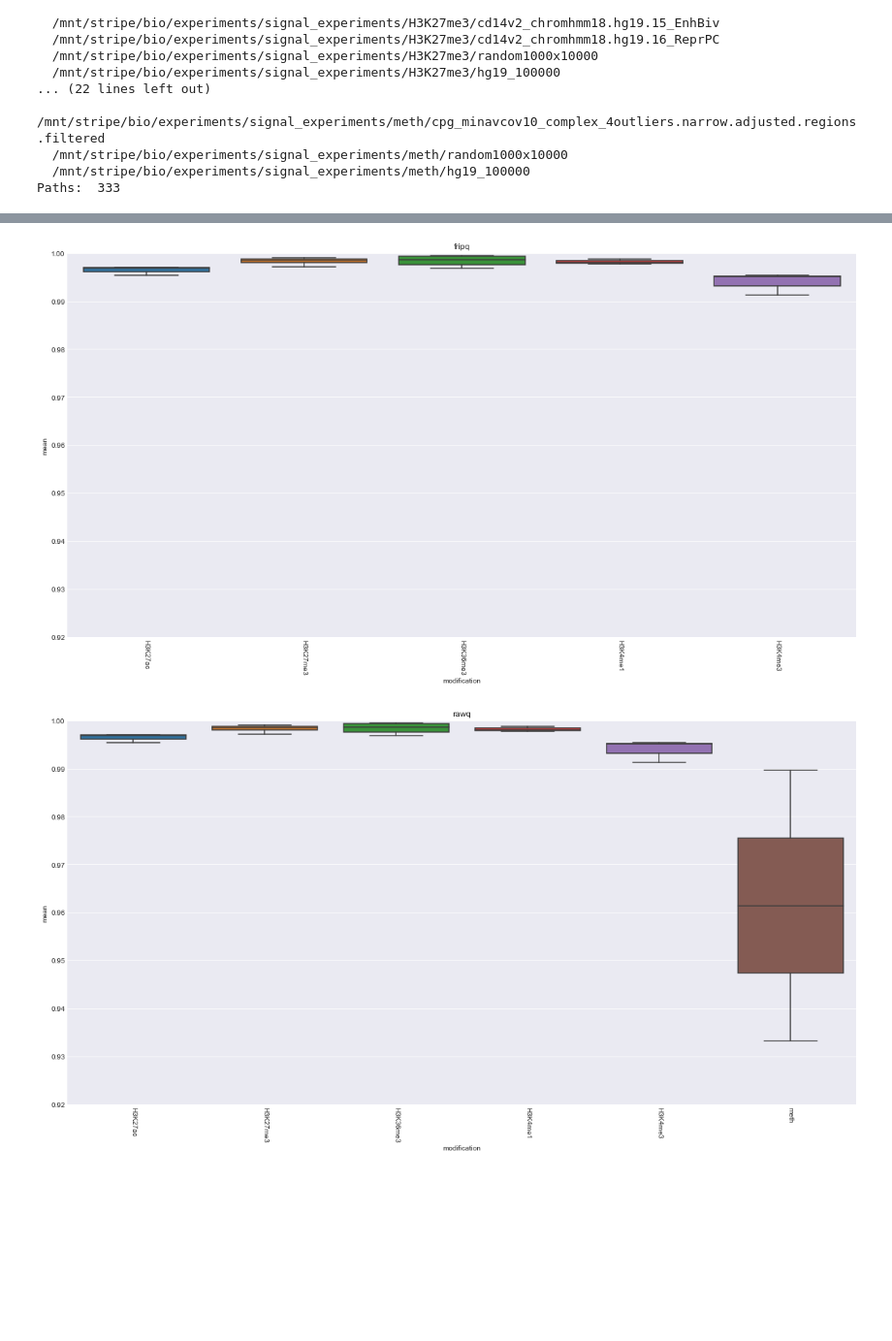
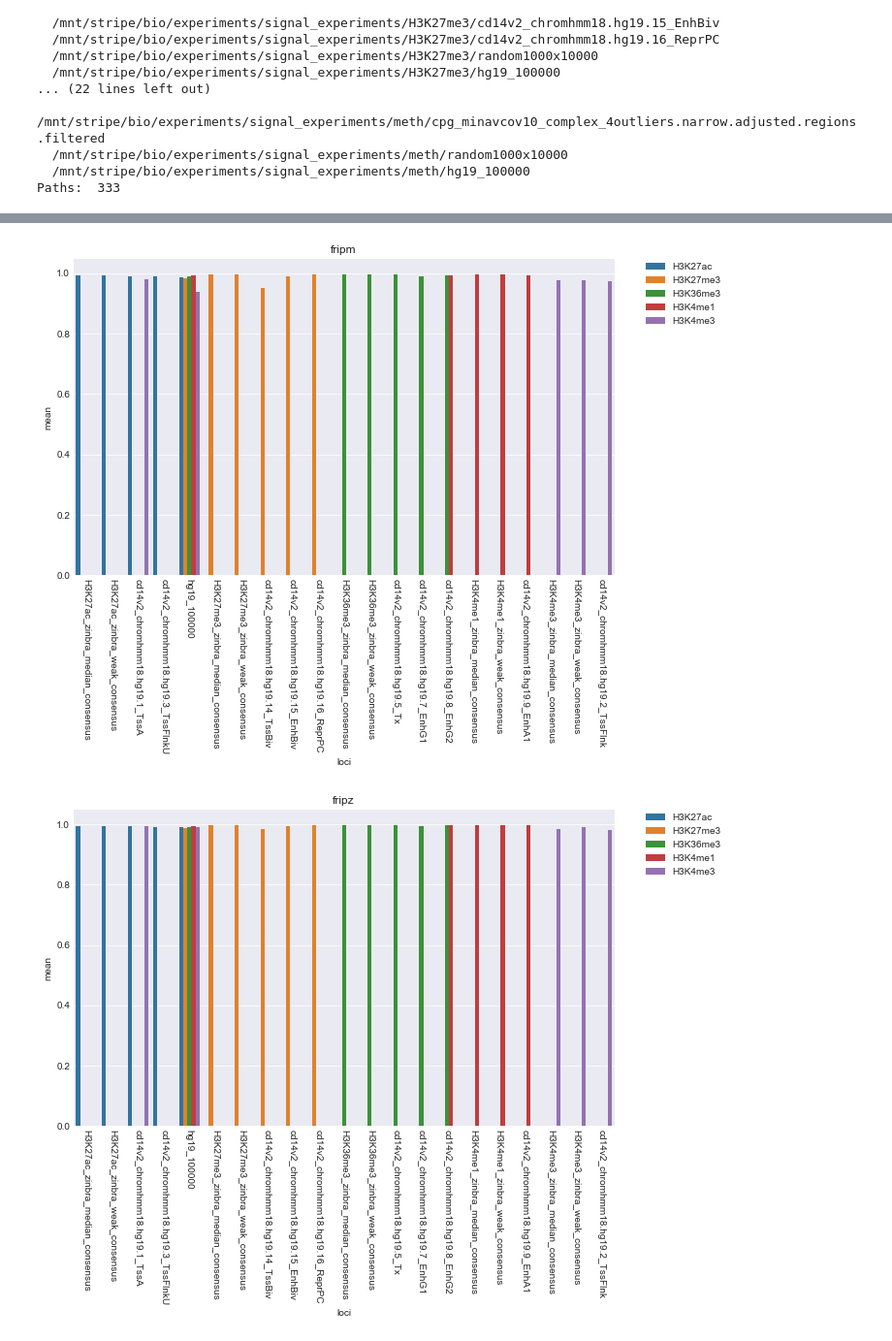
Before and after one commit to JetBrains-Research/washu, a Jupyter notebook: downstream/notebooks/Signal Normalization R2.ipynb, the cells around one changed output, grey strips where cells are left out. Shown at 97% size. Saved outputs shown, nothing was run; the diff lists cells and outputs as text; code cells hidden in the pictures; blank space fills up the shorter version.

Commit message:
more plots on normalization

```diff
--- a/downstream/notebooks/Signal Normalization R2.ipynb
+++ b/downstream/notebooks/Signal Normalization R2.ipynb
@@ -59,10 +60,10 @@ Loci folders:
   /mnt/stripe/bio/experiments/signal_experiments/meth/hg19_100000
 Paths:  333
 # %%
-simulations = 6
-# simulations = 50000
+# simulations = 6
+simulations = 100001
 output_path = signals_root / "validate.norms.permutation_r2.{}.csv".format(simulations)
 output_path
 
-print(str(output_path))
+print(str(output_path), "[exists]" if output_path.exists() else "[not exists]")
 # %% [output]
@@ -146,0 +134,17 @@ plt.show()
+# %%
+norms = sorted(set(df["normalization"]))
+n_subplots = math.ceil(np.sqrt(len(norms)))
+for metric in ["mean", "p2"]:
+    plt.figure(figsize=(n_subplots*5, n_subplots*5))
+
+    for i, norm in enumerate(norms, 1):
+        ax = plt.subplot(n_subplots, n_subplots, i)
+        g = sns.boxplot(data=df[df["normalization"] == norm], y=metric, x="modification",
+                        ax=ax)
+        for item in g.get_xticklabels():
+            item.set_rotation(-90)
+        ax.legend(bbox_to_anchor=(1.05, 1), loc=2, borderaxespad=0.)
+        ax.set_title(norm)
+        ax.set_ylim(0.9, 1.0)
+    plt.subplots_adjust(top=0.92, bottom=0.08, left=0.10, right=0.95, hspace=0.35, wspace=0.35)
+    plt.show()
@@ -147,15 +154,14 @@ plt.show()
 # %%
-norms = ["fripq", "rawq"]
-for metric in ["mean", "median"]:
-    for norm in norms:
-        plt.figure(figsize=(20,10))
-        g = sns.boxplot(data=df[df["normalization"] == norm], y=metric, x="modification")
+for metric in ["mean", "p2"]:
+    for norm in ["fripm", "fripz", "rawq", "rpm", "scoresz"]:
+        plt.figure(figsize=(10,6))
+        g = sns.barplot(data=df[df["normalization"] == norm], y=metric, x="loci", hue="modification")
         for item in g.get_xticklabels():
             item.set_rotation(-90)
         plt.legend(bbox_to_anchor=(1.05, 1), loc=2, borderaxespad=0.)
+        #plt.yscale("log")
         plt.title(norm)
-        plt.ylim(0.92, 1.0)
         plt.show()
 # %% [output]
-[figure, old version]
+[figure, new version]
-[figure, old version]
+[figure, new version]
```
Also changed, not shown: parts of 11 cells of this notebook.
